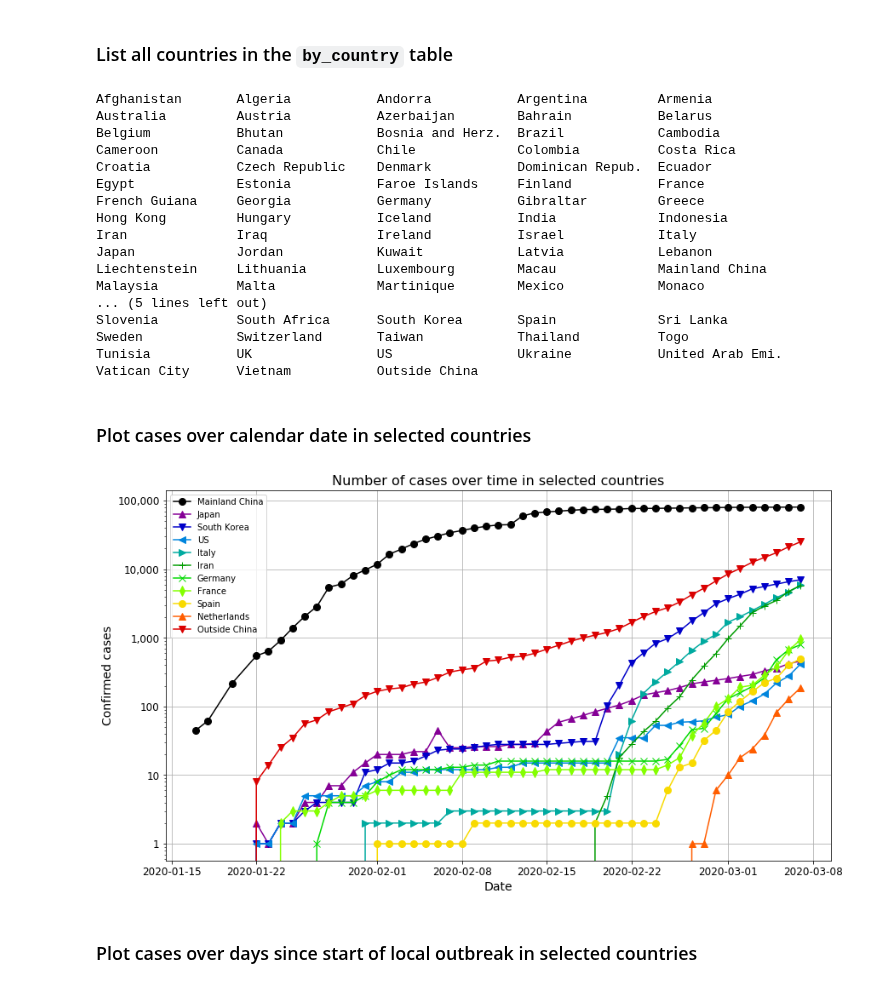
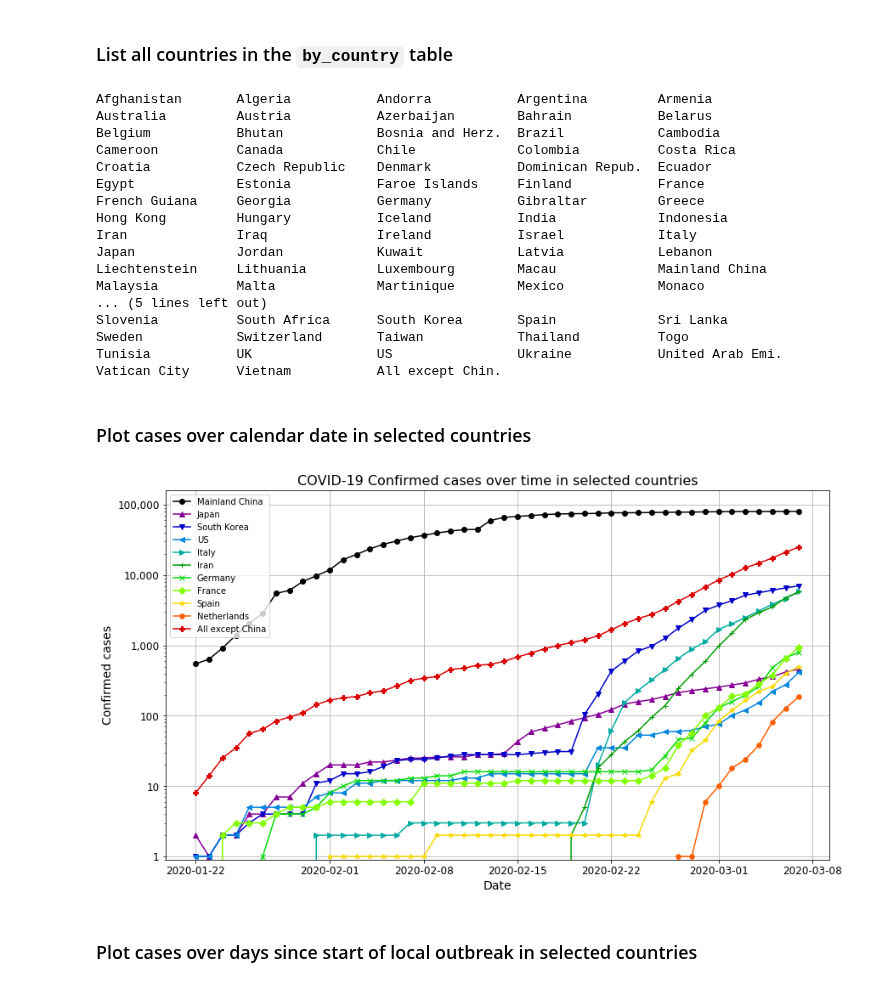
Before and after one commit to JeroenKools/covid19, a Jupyter notebook: COVID-19.ipynb, the cells around one changed output. Saved outputs shown, nothing was run; the diff lists cells and outputs as text; code cells hidden in the pictures.

```diff
--- a/COVID-19.ipynb
+++ b/COVID-19.ipynb
@@ -104,7 +123,7 @@ with pd.option_context("display.max_rows", 15, "display.max_columns", 10):
 # %% [markdown]
 ### List all countries in the `by_country` table
 # %%
-for i, k in enumerate(by_country.index):
+for i, k in enumerate(confirmed_by_country.index):
     if len(k) > 15:
         k = k[:15] + "."
     print(f"{k:17}", end=" " if (i+1) % 5 else "\n")
@@ -125,4 +144,4 @@ Malaysia          Malta             Martinique        Mexico            Monaco
 Slovenia          South Africa      South Korea       Spain             Sri Lanka
 Sweden            Switzerland       Taiwan            Thailand          Togo
 Tunisia           UK                US                Ukraine           United Arab Emi.
-Vatican City      Vietnam           Outside China
+Vatican City      Vietnam           All except Chin.
@@ -129,27 +219,10 @@ Vatican City      Vietnam           Outside China
 # %% [markdown]
 ### Plot cases over calendar date in selected countries
-# %%
-countries_to_plot = ["Mainland China", "Japan", "South Korea", "US", "Italy", "Iran", "Germany",
-                     "France", "Spain", "Netherlands", "Outside China"]
-markers = "o^v<>+xd"
-m = len(markers)
-cNorm = matplotlib.colors.Normalize(vmin=0, vmax=len(countries_to_plot))
-scalarMap = matplotlib.cm.ScalarMappable(norm=cNorm, cmap=cm)
-
-for i, country in enumerate(countries_to_plot):
-    plt.plot(by_country.loc[country, dates], markers[i%m]+"-", label=country,
-             markersize=8, color=scalarMap.to_rgba(i))
-
-plt.legend()
-plt.xlabel("Date", fontsize=14)
-plt.ylabel("Confirmed cases", fontsize=14)
-set_y_axis_format()
-plt.grid()
-locs, labels = plt.xticks(fontsize=12)
-plt.yticks(fontsize=12)
-plt.title("Number of cases over time in selected countries", fontsize=16)
-plt.show()
-# %% [output]
-[figure, removed]
+# %%
+countries_to_plot = ["Mainland China", "Japan", "South Korea", "US", "Italy", "Iran", "Germany",
+                     "France", "Spain", "Netherlands", "All except China"]
+plot("calendar_date", "confirmed", countries_to_plot)
+# %% [output]
+[figure, added]
 # %% [markdown]
 ### Plot cases over days since start of local outbreak in selected countries
```
Also changed, not shown: parts of 17 cells of this notebook.
